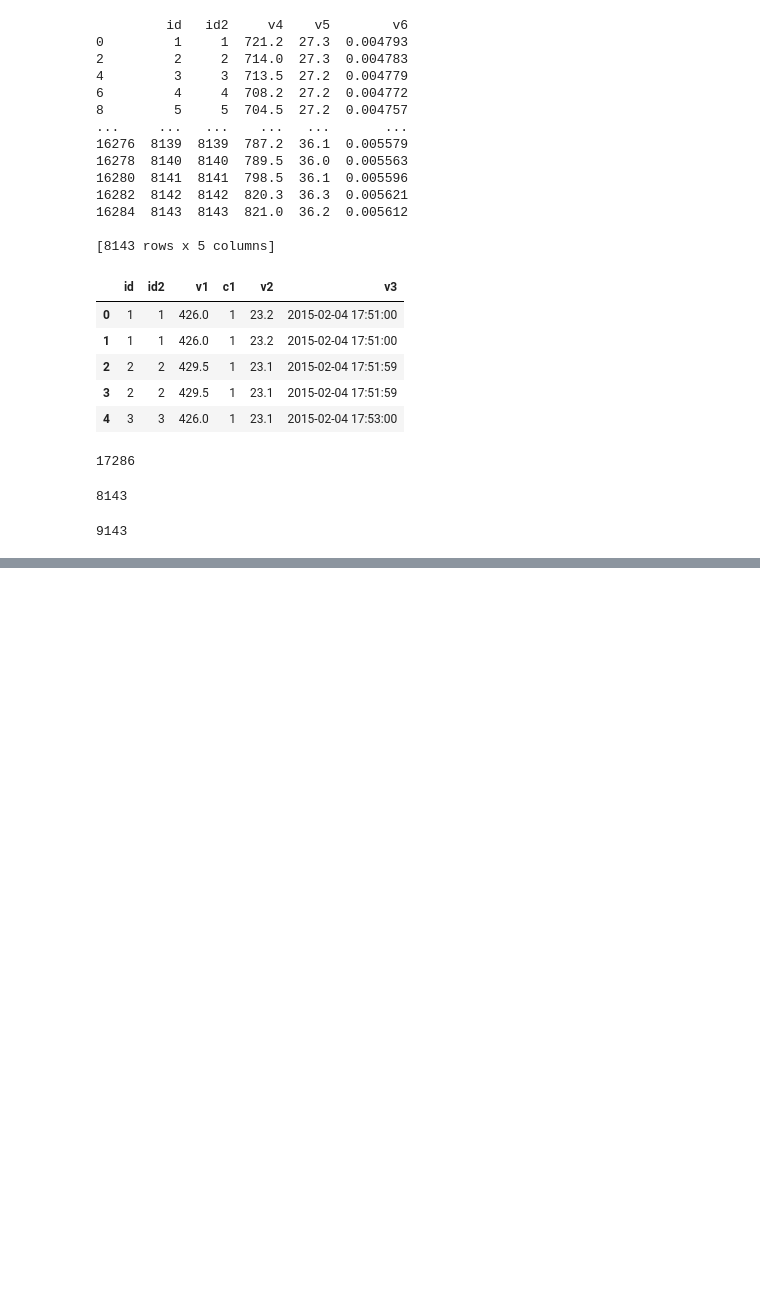
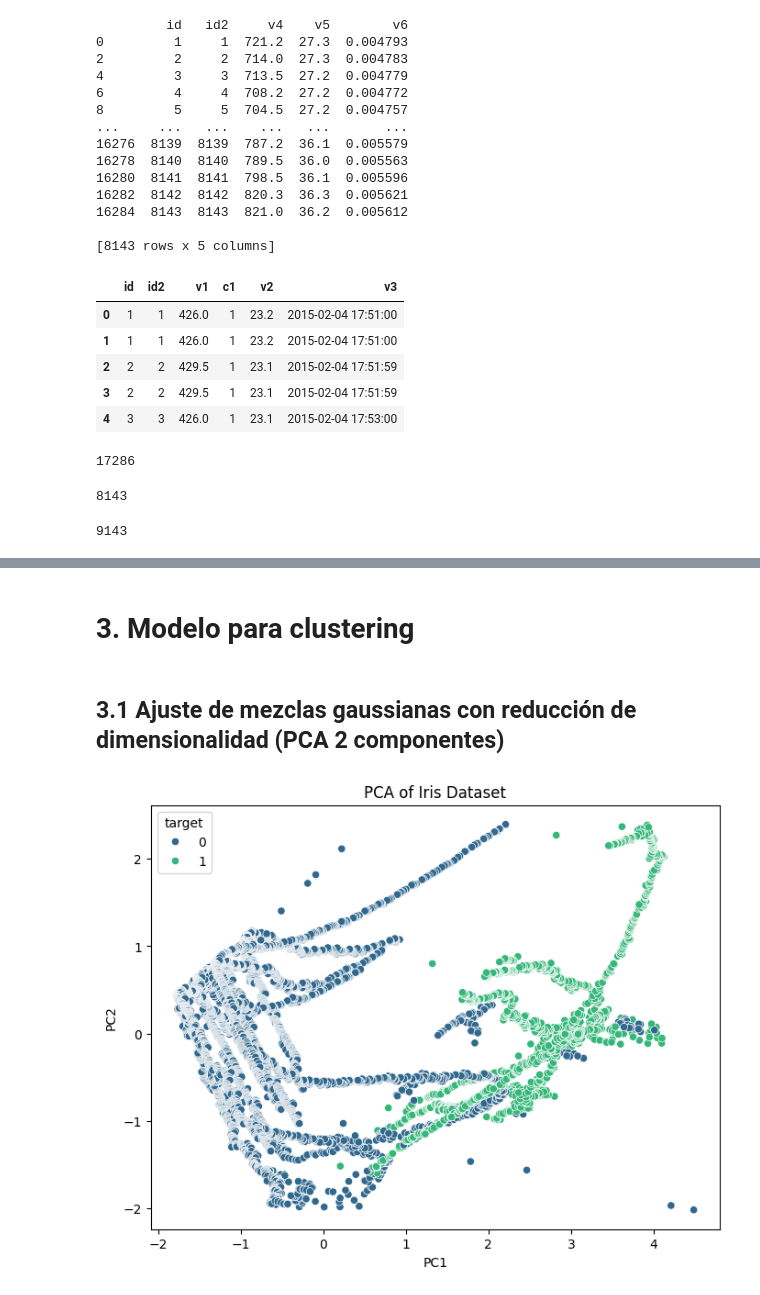
Before and after one commit to sergfer26/ETL-Data-Science-Test, a Jupyter notebook: data_science/notebook/clustering.ipynb, the cells around one changed output, grey strips where cells are left out. Cells and saved outputs as stored; diff of their text form; code cells hidden in the pictures; blank space fills up the shorter version.

Commit message:
added clustering and classification models

```diff
--- a/data_science/notebook/clustering.ipynb
+++ b/data_science/notebook/clustering.ipynb
@@ -131,0 +150,2 @@ np.int64(1000)
+# %%
+info_filtered = info[~info['v3'].isna()].reset_index()
@@ -131,0 +215,23 @@ np.int64(1000)
+# %% [markdown]
+# 3. Modelo para clustering
+# %% [markdown]
+## 3.1 Ajuste de mezclas gaussianas con reducción de dimensionalidad (PCA 2 componentes)
+# %%
+X = info_filtered[['v1', 'v2', 'v4', 'seconds_cos']].to_numpy()
+y = info_filtered['c1'].to_numpy()
+
+X_scaled = scaler.fit_transform(X)
+pca = PCA(n_components=2)
+X_pca = pca.fit_transform(X_scaled)
+
+
+df_pca = pd.DataFrame(X_pca, columns=['PC1', 'PC2'])
+df_pca['target'] = y  # Use the target labels for coloring
+
+# Visualize with Seaborn
+plt.figure(figsize=(8, 6))
+sns.scatterplot(data=df_pca, x='PC1', y='PC2', hue='target', palette='viridis')
+plt.title('PCA of Iris Dataset')
+plt.show()
+# %% [output]
+[figure, added]
```
Also changed, not shown: parts of 43 cells of this notebook.
